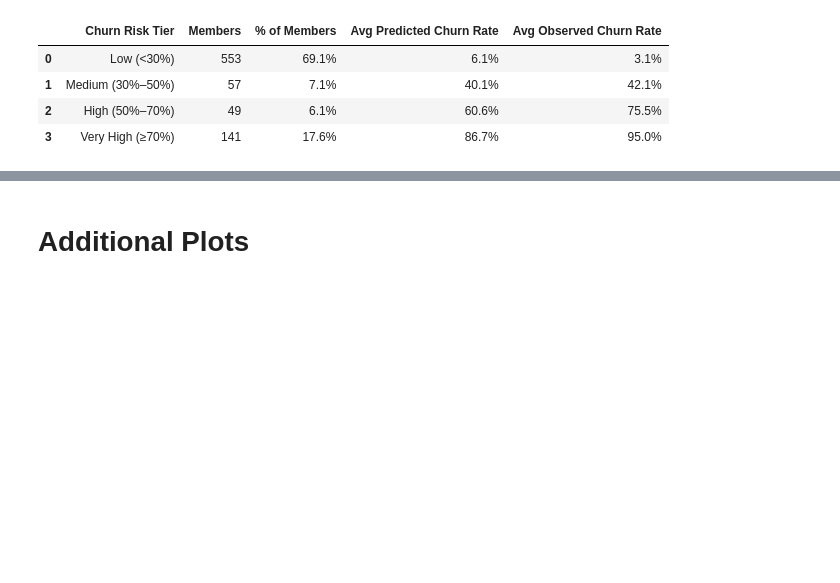
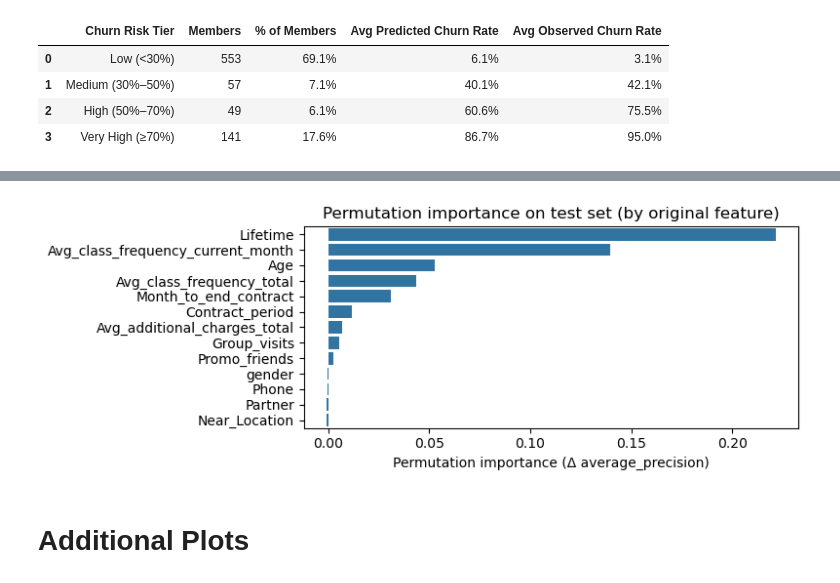
Before and after one commit to dbolotov/data_science_blog, a Jupyter notebook: gym_churn_analysis/gym_churn_analysis.ipynb, the cells around one changed output, grey strips where cells are left out. Cells and saved outputs as stored; diff of their text form; code cells hidden in the pictures; blank space fills up the shorter version.

```diff
--- a/gym_churn_analysis/gym_churn_analysis.ipynb
+++ b/gym_churn_analysis/gym_churn_analysis.ipynb
@@ -687,3 +700,32 @@ print(feat_importance_df)
+# %%
+# Permutation importance on the full pipeline and original inputs
+r = permutation_importance(
+    clf_pipeline, X_test, y_test,
+    scoring="average_precision",
+    n_repeats=10, random_state=42, n_jobs=-1
+)
+
+#Use original column names (one per input feature)
+orig_feature_names = list(X_test.columns)
+
+pi = (pd.DataFrame({
+        "feature": orig_feature_names,
+        "mean_importance": r.importances_mean,
+        "std": r.importances_std
+     }).sort_values("mean_importance", ascending=False))
+
+# Plot features
+plt.figure(figsize=(8,3))
+sns.barplot(data=pi, y="feature", x="mean_importance")
+plt.xlabel("Permutation importance (Δ average_precision)")
+plt.ylabel("")
+plt.title("Permutation importance on test set (by original feature)")
+plt.tight_layout()
+plt.show()
+
+# print(pi)
+# %% [output]
+[figure, added]
 # %% [markdown]
 # Additional Plots
 # %%
```
Also changed, not shown: parts of 7 cells of this notebook.
